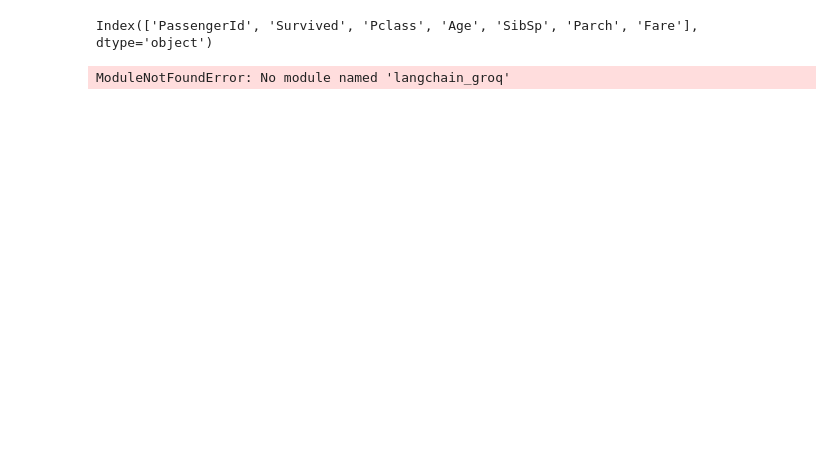
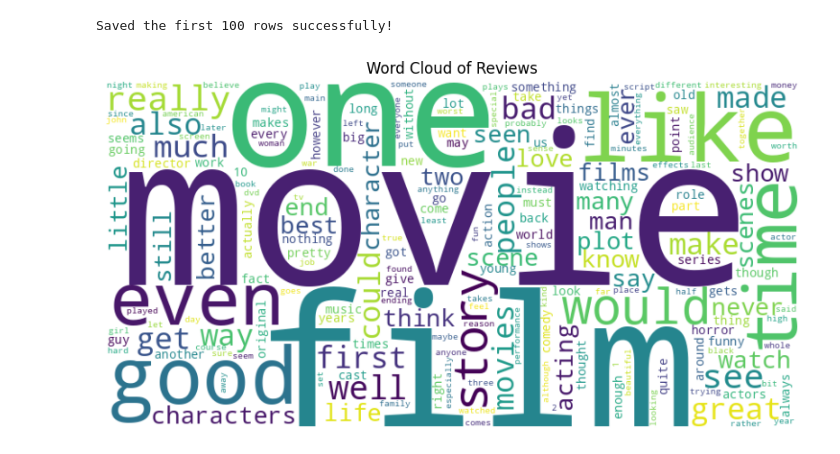
Before and after one commit to RohitNegi12/DataZen-Your-No-Code-Data-Science-Assistant-for-Quick-Insights, a Jupyter notebook: test.ipynb, the cells around one changed output. Drawn from its saved outputs; the diff is of its cells as text; code cells hidden in the pictures; blank space fills up the shorter version.

```diff
--- a/test.ipynb
+++ b/test.ipynb
@@ -5,12 +46,57 @@ df=pd.read_csv("data/titanic.csv")
-# %%
-(df.select_dtypes(include='number')).columns
-# %% [output]
-Index(['PassengerId', 'Survived', 'Pclass', 'Age', 'SibSp', 'Parch', 'Fare'], dtype='object')
-# %%
-from helper_modules.agent import query
-
-output=query("what is the data",df)
-for c in output:
-    print(c)
-# %% [output]
-ModuleNotFoundError: No module named 'langchain_groq'
+# %%
+import pandas as pd
+
+# Load the dataset
+df = pd.read_csv("data/IMDB Dataset.csv")
+
+# Save only the first 100 rows
+df.head(100).to_csv("data/IMDB_Dataset.csv", index=False)
+
+print("Saved the first 100 rows successfully!")
+# %% [output]
+Saved the first 100 rows successfully!
+# %%
+import pandas as pd
+import plotly.express as px
+from collections import Counter
+import re
+import nltk
+from nltk.corpus import stopwords
+from wordcloud import WordCloud
+import matplotlib.pyplot as plt
+
+# Load the data
+df = pd.read_csv('helper_modules/test.csv')
+
+# Combine all reviews into a single string
+text = ' '.join(df['review'].tolist())
+
+# Remove HTML tags
+clean_text = re.sub(r'<.*?>', '', text)
+
+# Convert to lowercase
+clean_text = clean_text.lower()
+
+# Split into words
+words = re.findall(r'\b\w+\b', clean_text)
+
+# Get stopwords
+stop_words = set(stopwords.words('english'))
+
+# Filter out stopwords
+filtered_words = [word for word in words if word not in stop_words]
+
+# Count word frequencies
+word_counts = Counter(filtered_words)
+
+# Generate word cloud
+wordcloud = WordCloud(width=800, height=400, background_color='white').generate_from_frequencies(word_counts)
+
+# Plot word cloud with matplotlib
+plt.figure(figsize=(10, 5))
+plt.imshow(wordcloud, interpolation='bilinear')
+plt.axis('off')
+plt.title('Word Cloud of Reviews')
+plt.show()
+# %% [output]
+[figure, added]
```
Also changed, not shown: parts of 3 cells of this notebook, 7 other files.
